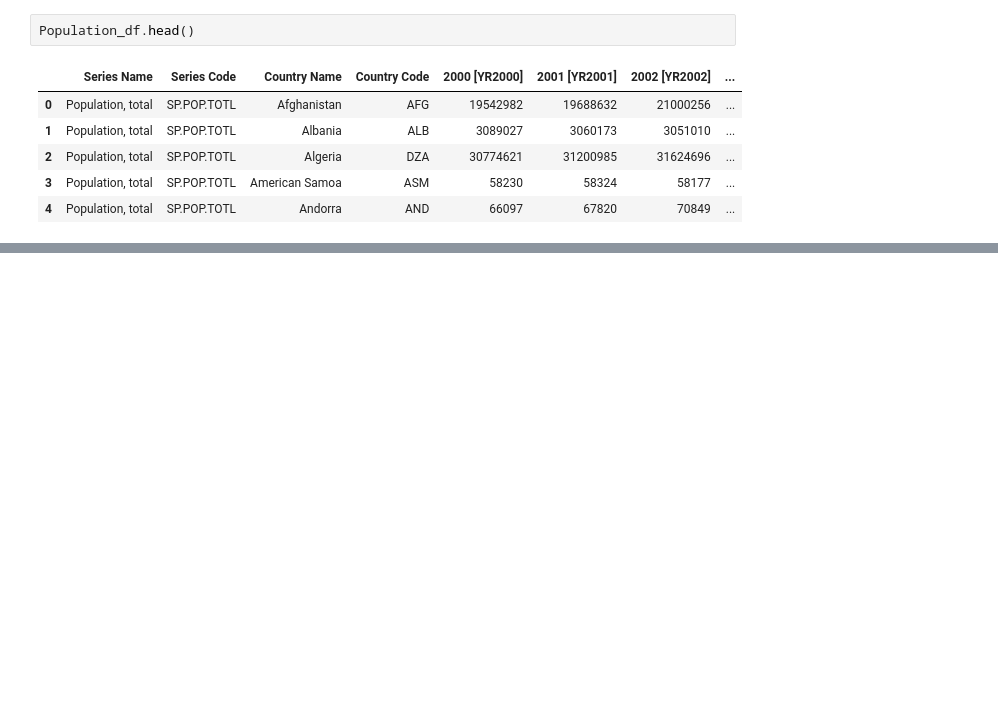
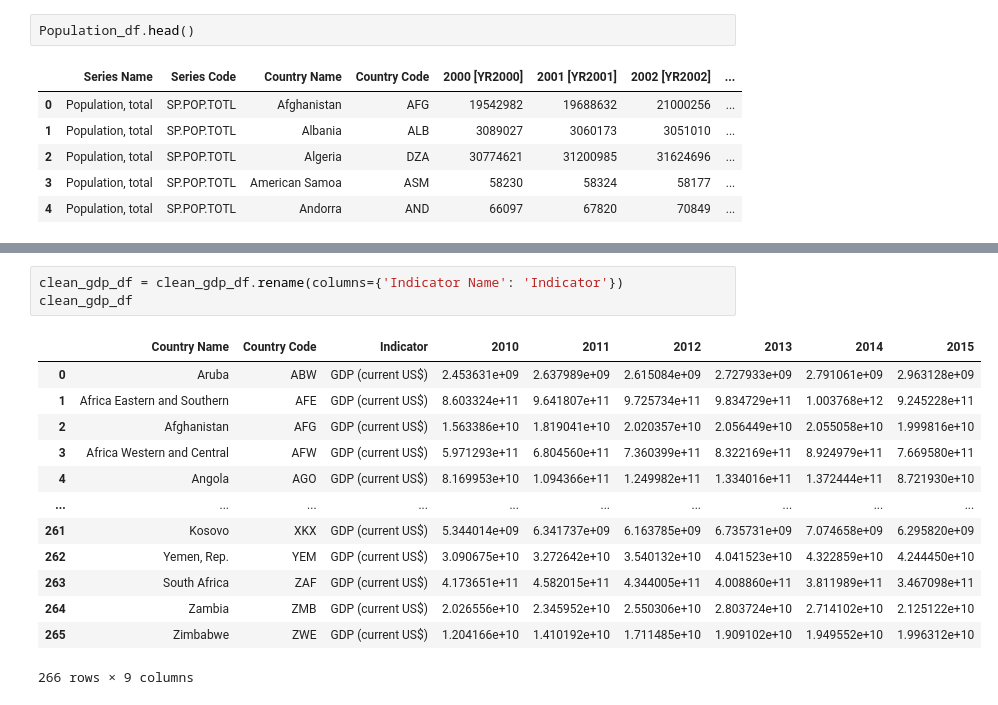
Before and after one commit to tphilippsen/ETL_Project, a Jupyter notebook: ETL_Project.ipynb, the cells around one changed output, grey strips where cells are left out. Drawn from its saved outputs; the diff is of its cells as text; blank space fills up the shorter version.

```diff
--- a/ETL_Project.ipynb
+++ b/ETL_Project.ipynb
@@ -33,0 +90,17 @@ gdp_df.head()
+# %%
+clean_gdp_df = clean_gdp_df.rename(columns={'Indicator Name': 'Indicator'})
+clean_gdp_df
+# %% [output]
+|  | Country Name | Country Code | Indicator | 2010 | 2011 | 2012 | 2013 | 2014 | 2015 |
+| 0 | Aruba | ABW | GDP (current US$) | 2.453631e+09 | 2.637989e+09 | 2.615084e+09 | 2.727933e+09 | 2.791061e+09 | 2.963128e+09 |
+| 1 | Africa Eastern and Southern | AFE | GDP (current US$) | 8.603324e+11 | 9.641807e+11 | 9.725734e+11 | 9.834729e+11 | 1.003768e+12 | 9.245228e+11 |
+| 2 | Afghanistan | AFG | GDP (current US$) | 1.563386e+10 | 1.819041e+10 | 2.020357e+10 | 2.056449e+10 | 2.055058e+10 | 1.999816e+10 |
+| 3 | Africa Western and Central | AFW | GDP (current US$) | 5.971293e+11 | 6.804560e+11 | 7.360399e+11 | 8.322169e+11 | 8.924979e+11 | 7.669580e+11 |
+| 4 | Angola | AGO | GDP (current US$) | 8.169953e+10 | 1.094366e+11 | 1.249982e+11 | 1.334016e+11 | 1.372444e+11 | 8.721930e+10 |
+| ... | ... | ... | ... | ... | ... | ... | ... | ... | ... |
+| 261 | Kosovo | XKX | GDP (current US$) | 5.344014e+09 | 6.341737e+09 | 6.163785e+09 | 6.735731e+09 | 7.074658e+09 | 6.295820e+09 |
+| 262 | Yemen, Rep. | YEM | GDP (current US$) | 3.090675e+10 | 3.272642e+10 | 3.540132e+10 | 4.041523e+10 | 4.322859e+10 | 4.244450e+10 |
+| 263 | South Africa | ZAF | GDP (current US$) | 4.173651e+11 | 4.582015e+11 | 4.344005e+11 | 4.008860e+11 | 3.811989e+11 | 3.467098e+11 |
+| 264 | Zambia | ZMB | GDP (current US$) | 2.026556e+10 | 2.345952e+10 | 2.550306e+10 | 2.803724e+10 | 2.714102e+10 | 2.125122e+10 |
+| 265 | Zimbabwe | ZWE | GDP (current US$) | 1.204166e+10 | 1.410192e+10 | 1.711485e+10 | 1.909102e+10 | 1.949552e+10 | 1.996312e+10 |
+266 rows × 9 columns
```
Also changed, not shown: parts of 10 cells of this notebook.
